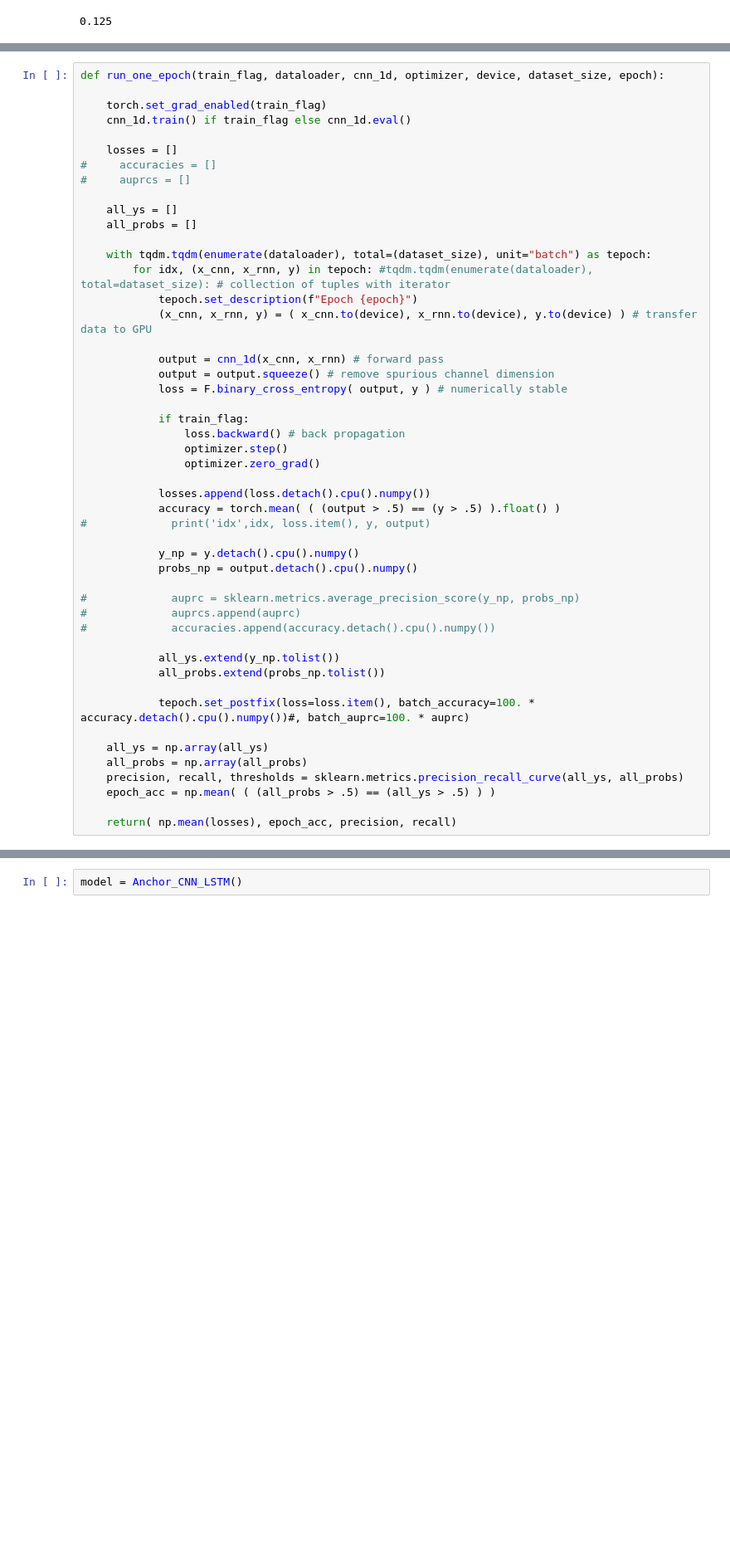
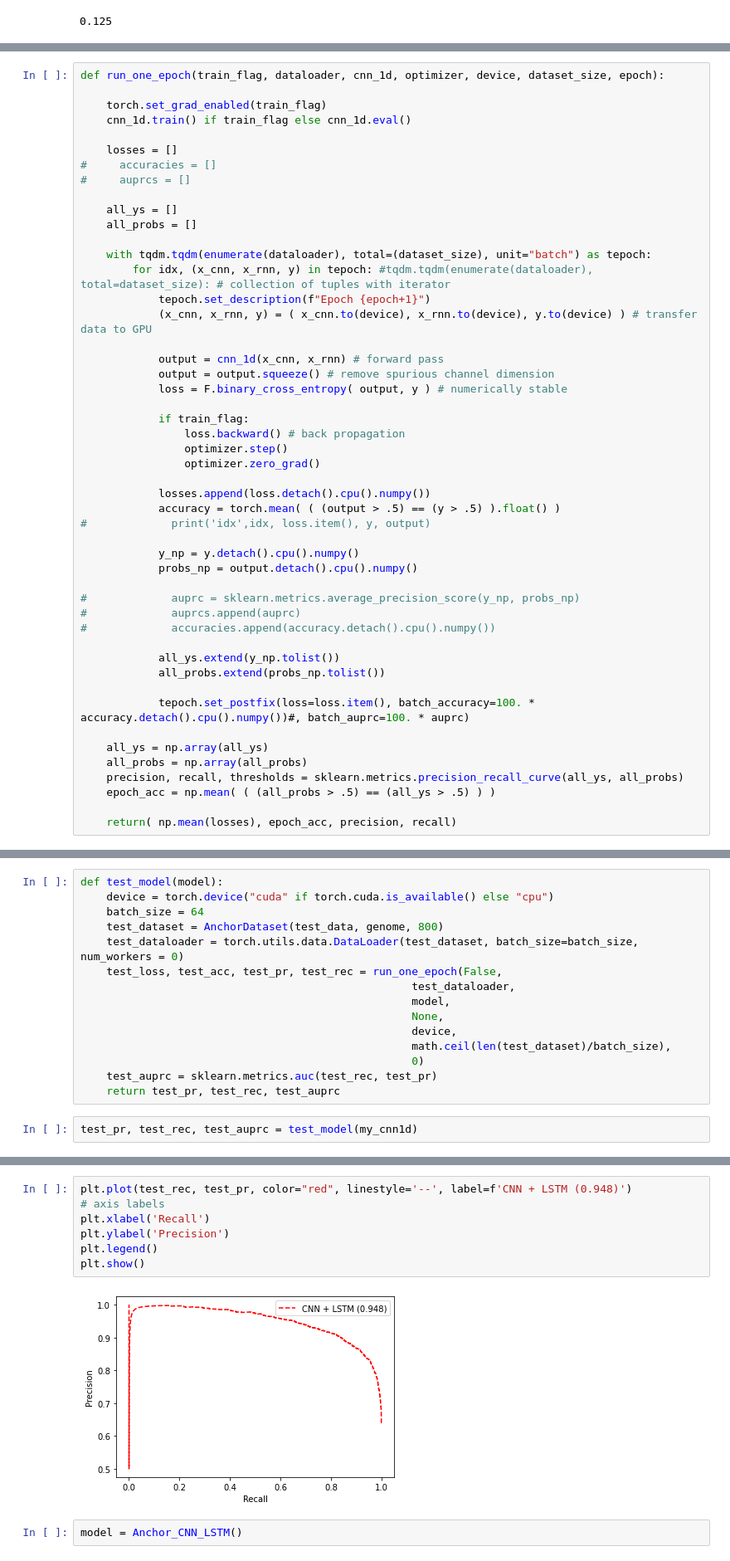
Before and after one commit to 96koushikroy/ml4fg-project, a Jupyter notebook: anchor_model.ipynb, the cells around one changed output, grey strips where cells are left out. Shown at 83% size. Cells and saved outputs as stored; diff of their text form; blank space fills up the shorter version.

```diff
--- a/anchor_model.ipynb
+++ b/anchor_model.ipynb
@@ -272,7 +272,7 @@ def run_one_epoch(train_flag, dataloader, cnn_1d, optimizer, device, dataset_siz
 
     with tqdm.tqdm(enumerate(dataloader), total=(dataset_size), unit="batch") as tepoch:
         for idx, (x_cnn, x_rnn, y) in tepoch: #tqdm.tqdm(enumerate(dataloader), total=dataset_size): # collection of tuples with iterator
-            tepoch.set_description(f"Epoch {epoch}")
+            tepoch.set_description(f"Epoch {epoch+1}")
             (x_cnn, x_rnn, y) = ( x_cnn.to(device), x_rnn.to(device), y.to(device) ) # transfer data to GPU
 
             output = cnn_1d(x_cnn, x_rnn) # forward pass
@@ -361,0 +373,17 @@ Preparing a dataset...
+# %%
+def test_model(model):
+    device = torch.device("cuda" if torch.cuda.is_available() else "cpu")
+    batch_size = 64
+    test_dataset = AnchorDataset(test_data, genome, 800)
+    test_dataloader = torch.utils.data.DataLoader(test_dataset, batch_size=batch_size, num_workers = 0)
+    test_loss, test_acc, test_pr, test_rec = run_one_epoch(False,
+                                                   test_dataloader,
+                                                   model,
+                                                   None,
+                                                   device,
+                                                   math.ceil(len(test_dataset)/batch_size),
+                                                   0)
+    test_auprc = sklearn.metrics.auc(test_rec, test_pr)
+    return test_pr, test_rec, test_auprc
+# %%
+test_pr, test_rec, test_auprc = test_model(my_cnn1d)
@@ -362,3 +398,12 @@ Preparing a dataset...
+# %%
+plt.plot(test_rec, test_pr, color="red", linestyle='--', label=f'CNN + LSTM (0.948)')
+# axis labels
+plt.xlabel('Recall')
+plt.ylabel('Precision')
+plt.legend()
+plt.show()
+# %% [output]
+[figure, added]
 # %%
 model = Anchor_CNN_LSTM()
 # %%
```
Also changed, not shown: parts of 5 cells of this notebook.
